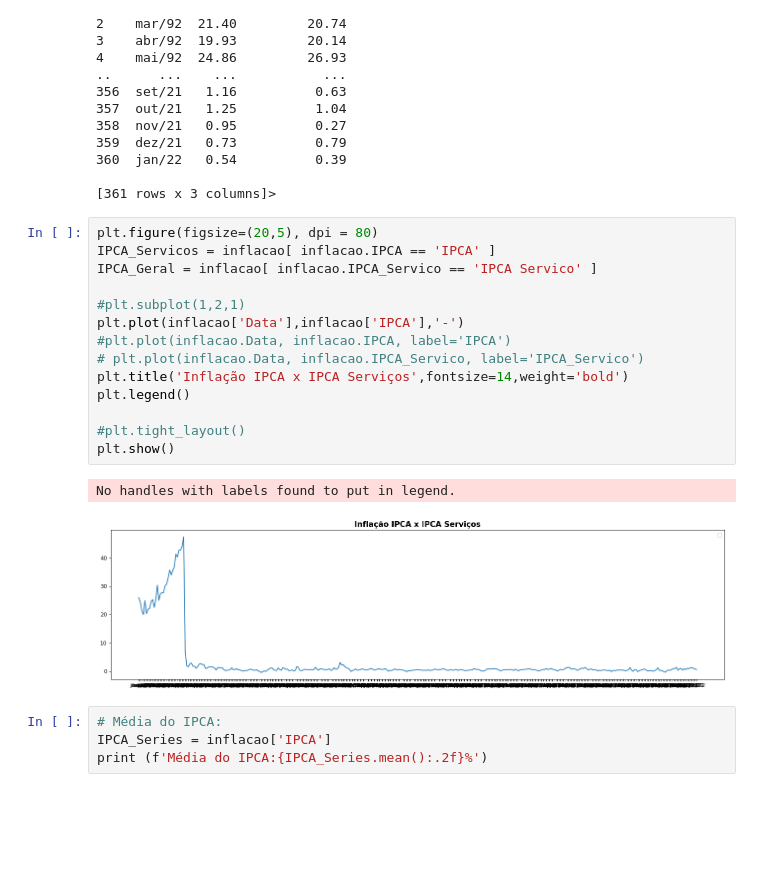
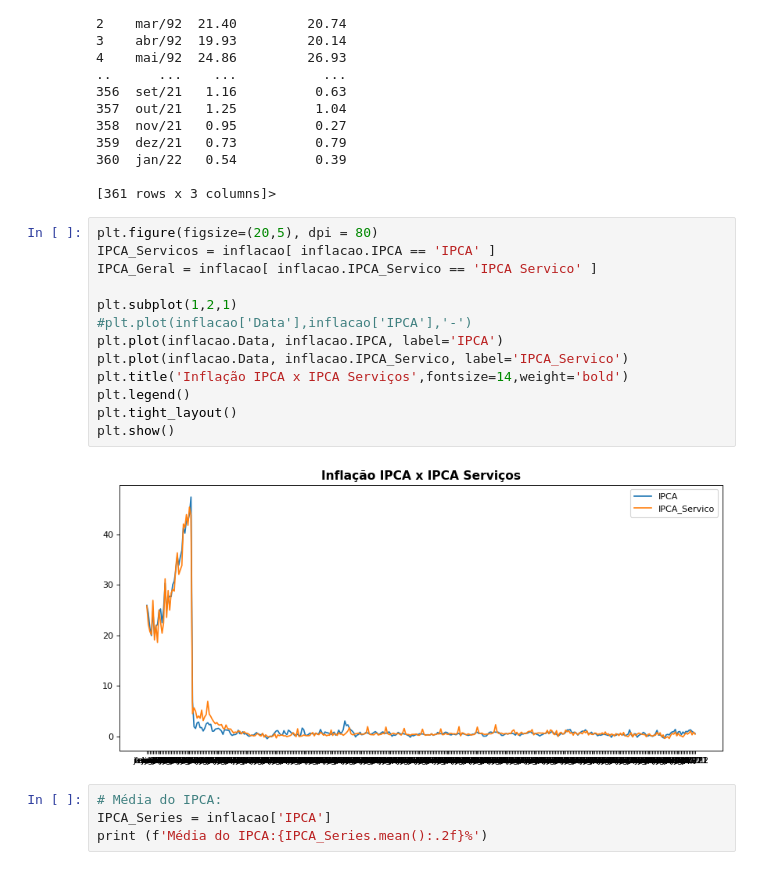
Before and after one commit to eduardoluisvieira/mackenzie, a Jupyter notebook: T2_Praticas.ipynb, the cells around one changed output. Saved outputs shown, nothing was run; the diff lists cells and outputs as text; blank space fills up the shorter version.

```diff
--- a/T2_Praticas.ipynb
+++ b/T2_Praticas.ipynb
@@ -28,20 +28,18 @@ inflacao.head
 # %%
 plt.figure(figsize=(20,5), dpi = 80)
 IPCA_Servicos = inflacao[ inflacao.IPCA == 'IPCA' ]
 IPCA_Geral = inflacao[ inflacao.IPCA_Servico == 'IPCA Servico' ]
 
-#plt.subplot(1,2,1)
-plt.plot(inflacao['Data'],inflacao['IPCA'],'-')
-#plt.plot(inflacao.Data, inflacao.IPCA, label='IPCA')
-# plt.plot(inflacao.Data, inflacao.IPCA_Servico, label='IPCA_Servico')
+plt.subplot(1,2,1)
+#plt.plot(inflacao['Data'],inflacao['IPCA'],'-')
+plt.plot(inflacao.Data, inflacao.IPCA, label='IPCA')
+plt.plot(inflacao.Data, inflacao.IPCA_Servico, label='IPCA_Servico')
 plt.title('Inflação IPCA x IPCA Serviços',fontsize=14,weight='bold')
 plt.legend()
-
-#plt.tight_layout()
+plt.tight_layout()
 plt.show()
 # %% [output]
-No handles with labels found to put in legend.
-[figure, old version]
+[figure, new version]
 # %%
 # Média do IPCA:
 IPCA_Series = inflacao['IPCA']
```
